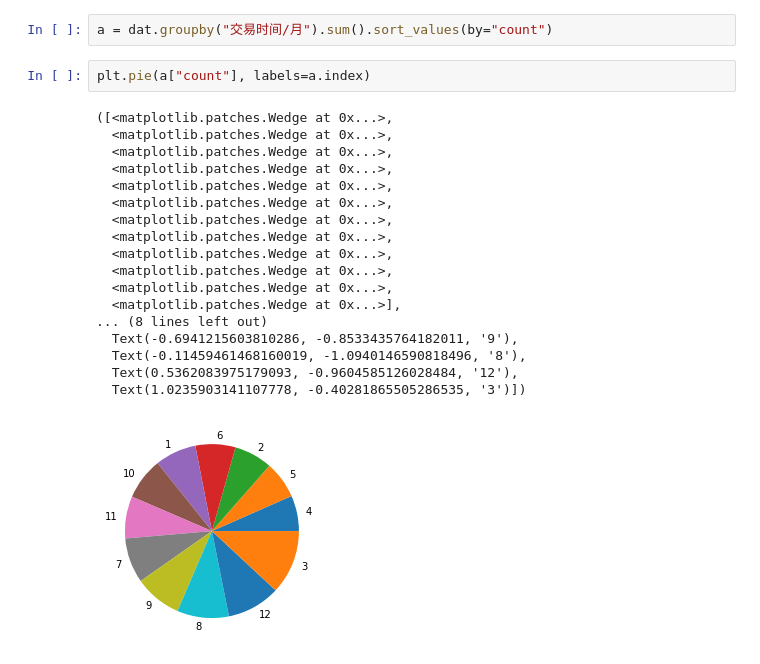
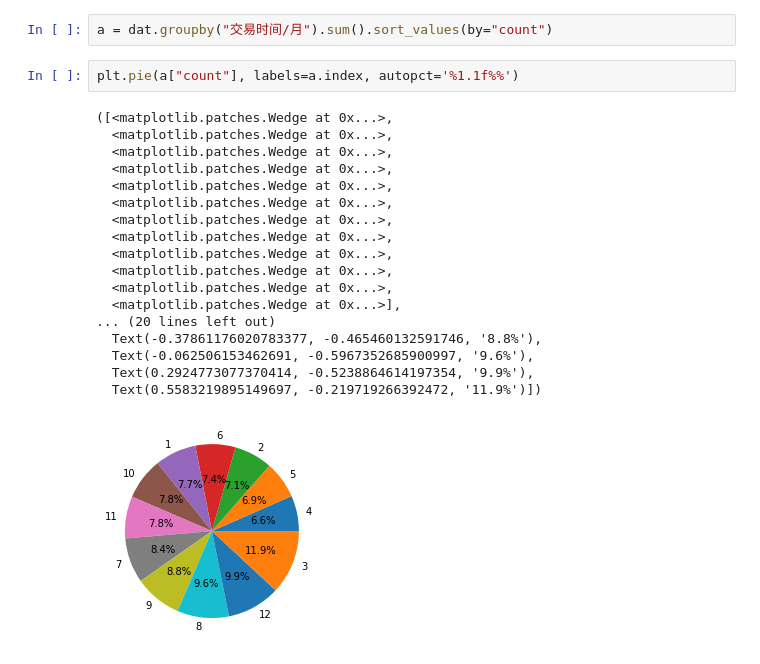
Before and after one commit to ggaarder/gdufs-dmlab-interview, a Jupyter notebook: mission3/Untitled.ipynb, the cells around one changed output. Drawn from its saved outputs; the diff is of its cells as text.

```diff
--- a/mission3/Untitled.ipynb
+++ b/mission3/Untitled.ipynb
@@ -257,23 +257,23 @@ dat.groupby("交易时间/月").sum().sort_values(by="count")
 # %%
 a = dat.groupby("交易时间/月").sum().sort_values(by="count")
 # %%
-plt.pie(a["count"], labels=a.index)
+plt.pie(a["count"], labels=a.index, autopct='%1.1f%%')
 # %% [output]
 ([<matplotlib.patches.Wedge at 0x...>,
   <matplotlib.patches.Wedge at 0x...>,
   <matplotlib.patches.Wedge at 0x...>,
   <matplotlib.patches.Wedge at 0x...>,
   <matplotlib.patches.Wedge at 0x...>,
   <matplotlib.patches.Wedge at 0x...>,
   <matplotlib.patches.Wedge at 0x...>,
   <matplotlib.patches.Wedge at 0x...>,
   <matplotlib.patches.Wedge at 0x...>,
   <matplotlib.patches.Wedge at 0x...>,
   <matplotlib.patches.Wedge at 0x...>,
   <matplotlib.patches.Wedge at 0x...>],
-... (8 lines left out)
-  Text(-0.6941215603810286, -0.8533435764182011, '9'),
-  Text(-0.11459461468160019, -1.0940146590818496, '8'),
-  Text(0.5362083975179093, -0.9604585126028484, '12'),
-  Text(1.0235903141107778, -0.40281865505286535, '3')])
+... (20 lines left out)
+  Text(-0.37861176020783377, -0.465460132591746, '8.8%'),
+  Text(-0.062506153462691, -0.5967352685900997, '9.6%'),
+  Text(0.2924773077370414, -0.5238864614197354, '9.9%'),
+  Text(0.5583219895149697, -0.219719266392472, '11.9%')])
-[figure, old version]
+[figure, new version]
```
Also changed, not shown: 1 other file.
